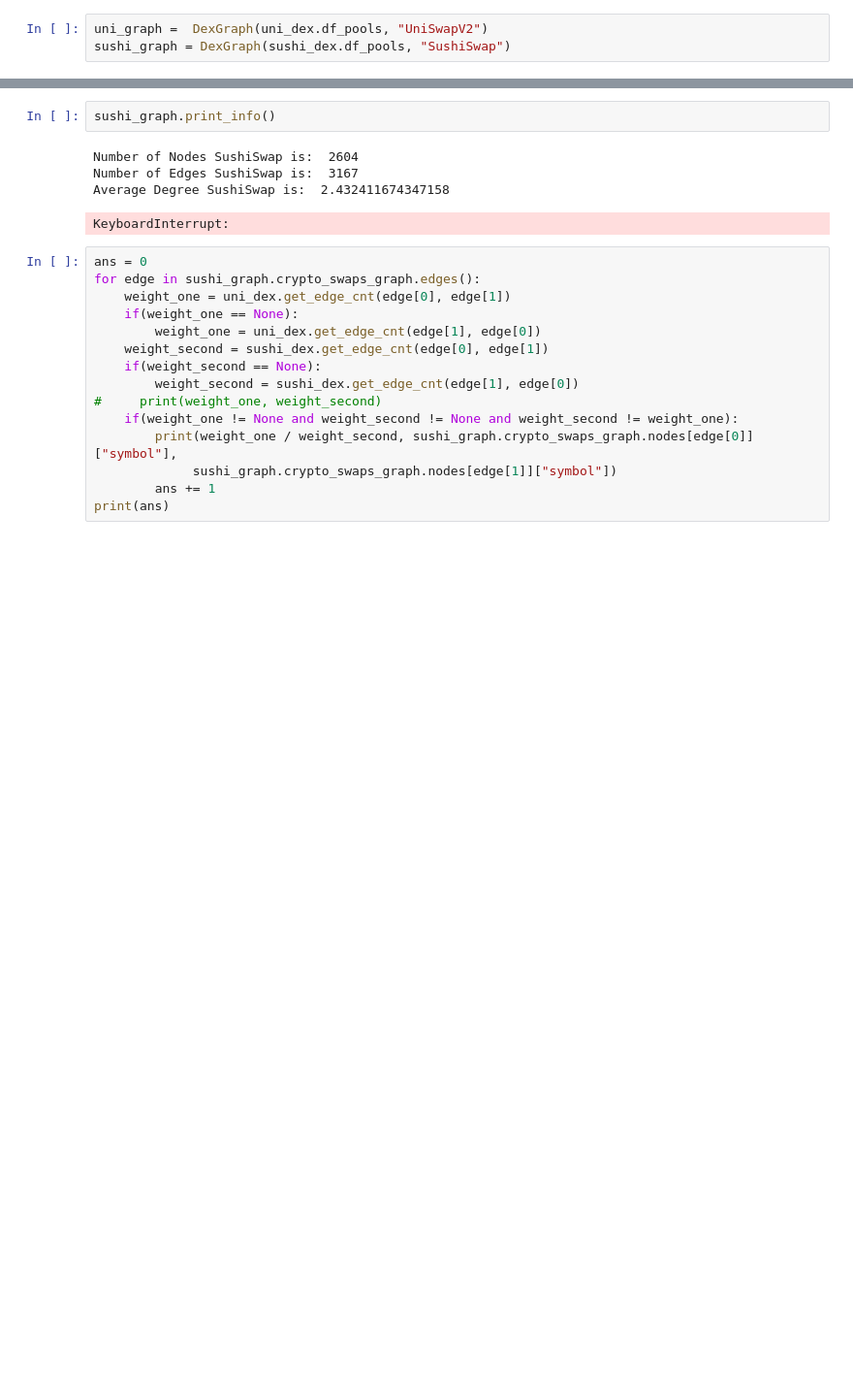
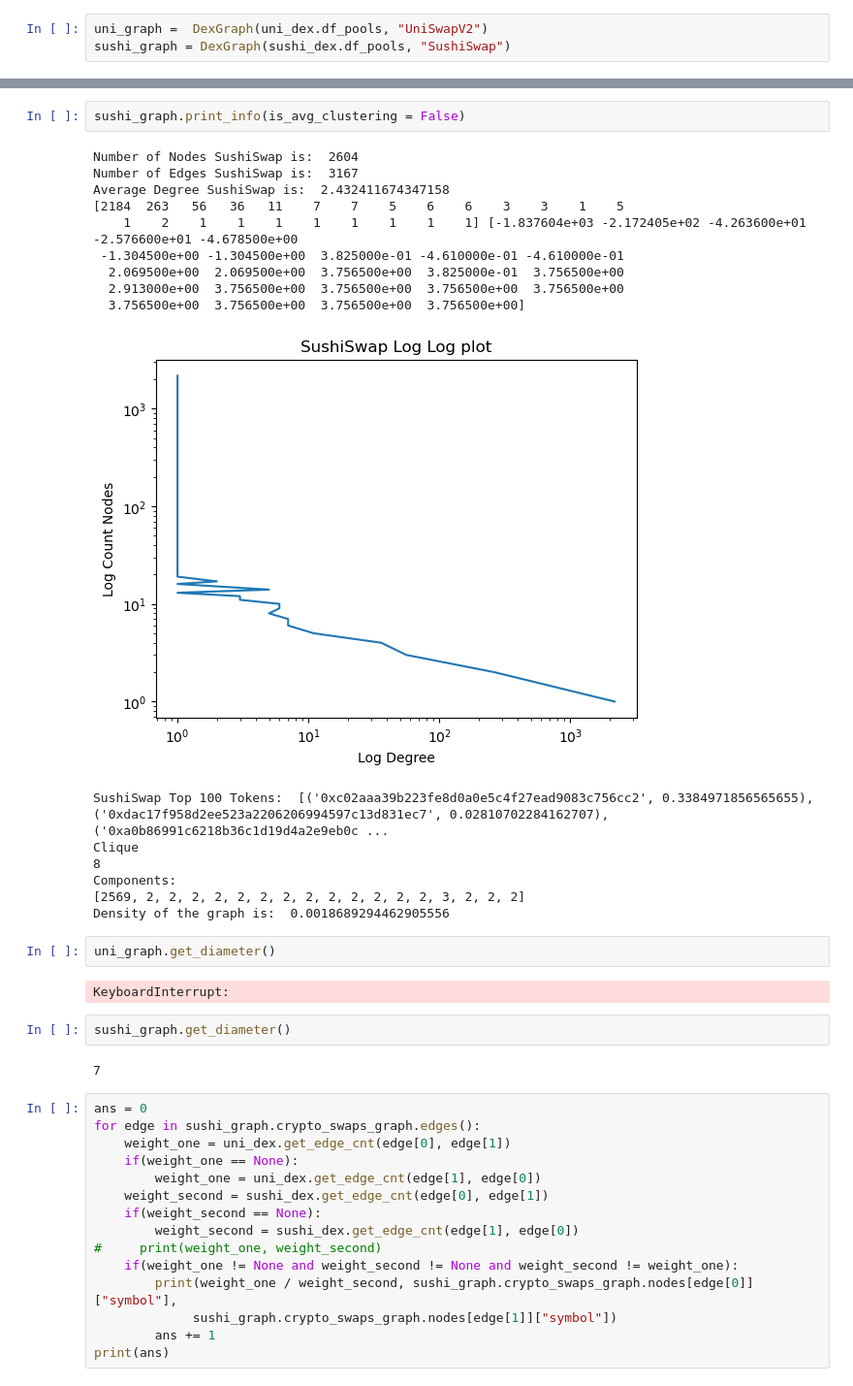
Before and after one commit to Arysoltani/Dex-Transactions-Graph, a Jupyter notebook: Without-Weight-and-Weighted-Graph/Without-Weight.ipynb, the cells around one changed output, grey strips where cells are left out. Shown: that part at 97% size. Cells and saved outputs as stored; diff of their text form; blank space fills up the shorter version.

```diff
--- a/Without-Weight-and-Weighted-Graph/Without-Weight.ipynb
+++ b/Without-Weight-and-Weighted-Graph/Without-Weight.ipynb
@@ -263,10 +301,30 @@ Density of the graph is:  4.658826306545306e-05
 # %%
-sushi_graph.print_info()
+sushi_graph.print_info(is_avg_clustering = False)
 # %% [output]
 Number of Nodes SushiSwap is:  2604
 Number of Edges SushiSwap is:  3167
 Average Degree SushiSwap is:  2.432411674347158
+[2184  263   56   36   11    7    7    5    6    6    3    3    1    5
+    1    2    1    1    1    1    1    1    1    1] [-1.837604e+03 -2.172405e+02 -4.263600e+01 -2.576600e+01 -4.678500e+00
+ -1.304500e+00 -1.304500e+00  3.825000e-01 -4.610000e-01 -4.610000e-01
+  2.069500e+00  2.069500e+00  3.756500e+00  3.825000e-01  3.756500e+00
+  2.913000e+00  3.756500e+00  3.756500e+00  3.756500e+00  3.756500e+00
+  3.756500e+00  3.756500e+00  3.756500e+00  3.756500e+00]
+[figure, added]
-KeyboardInterrupt:
+SushiSwap Top 100 Tokens:  [('0xc02aaa39b223fe8d0a0e5c4f27ead9083c756cc2', 0.3384971856565655), ('0xdac17f958d2ee523a2206206994597c13d831ec7', 0.02810702284162707), ('0xa0b86991c6218b36c1d19d4a2e9eb0c ...
+Clique
+8
+Components:
+[2569, 2, 2, 2, 2, 2, 2, 2, 2, 2, 2, 2, 2, 2, 3, 2, 2, 2]
+Density of the graph is:  0.0018689294462905556
+# %%
+uni_graph.get_diameter()
+# %% [output]
+KeyboardInterrupt:
+# %%
+sushi_graph.get_diameter()
+# %% [output]
+7
 # %%
 ans = 0
 for edge in sushi_graph.crypto_swaps_graph.edges():
```
Also changed, not shown: parts of 4 cells of this notebook, 8 other files.
